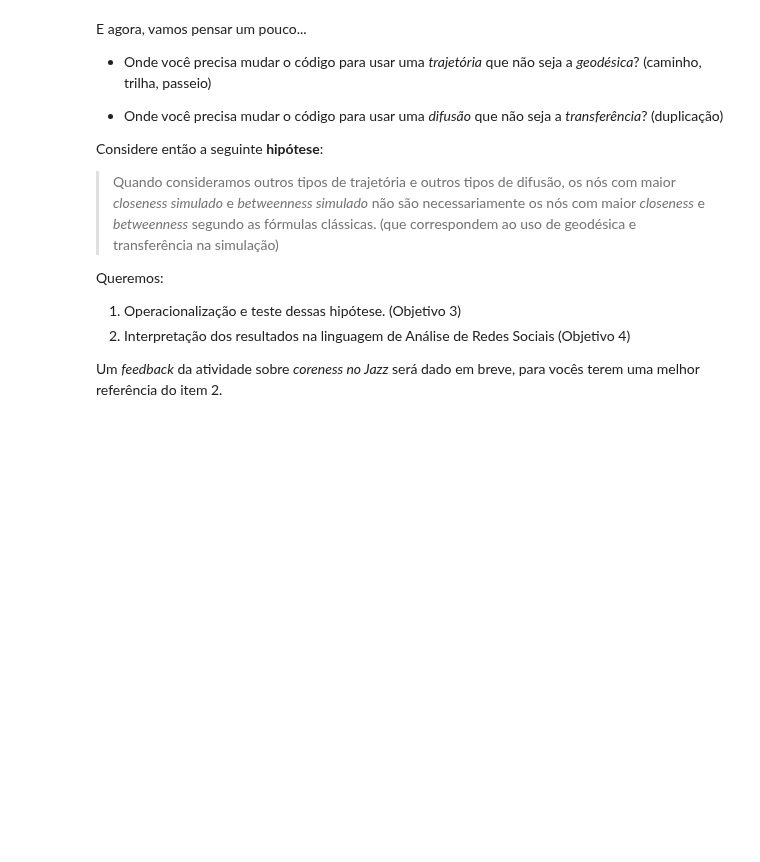
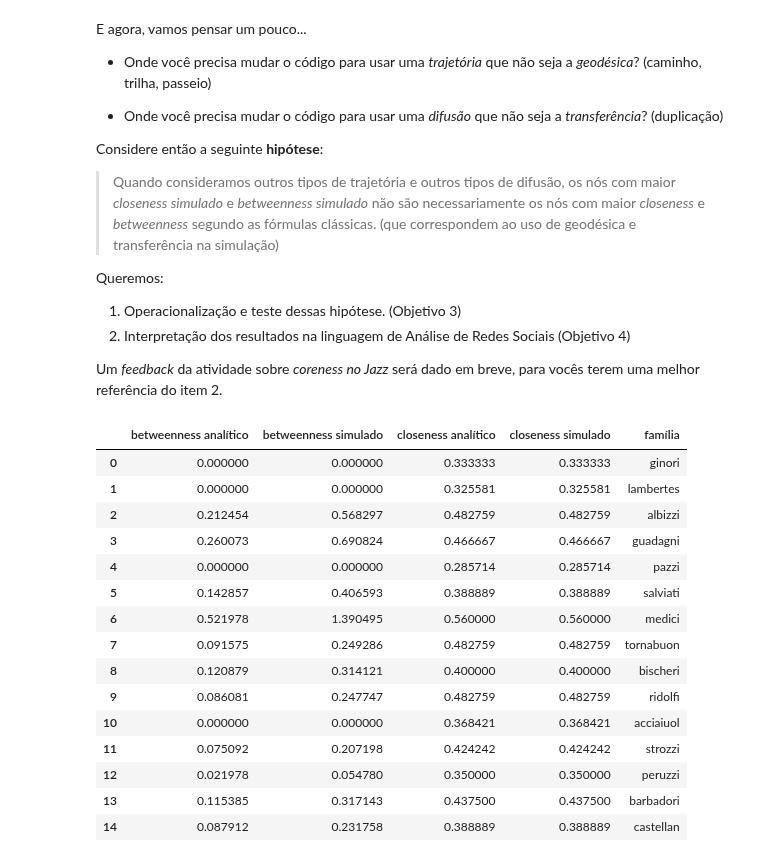
Before and after one commit to IsabellaRO/redesoc-2018, a Jupyter notebook: Encontro13/Encontro13.ipynb, the cells around one changed output. Cells and saved outputs as stored; diff of their text form; code cells hidden in the pictures; blank space fills up the shorter version.

```diff
--- a/Encontro13/Encontro13.ipynb
+++ b/Encontro13/Encontro13.ipynb
@@ -211,4 +230,7 @@ Queremos:
 2. Interpretação dos resultados na linguagem de Análise de Redes Sociais (Objetivo 4)
 
 Um *feedback* da atividade sobre *coreness no Jazz* será dado em breve, para vocês terem uma melhor referência do item 2.
+# %%
+option = "geodesic"
+isTransf = True
 # %%
@@ -287,0 +339,57 @@ def simulate_single_flow(g, s, t, option):
+# %%
+def simulacoes(g, option, isTransf):
+    TIMES = 100
+
+
+    for n in g.nodes:
+        g.nodes[n]['mean_closeness'] = 0
+        g.nodes[n]['mean_betweenness'] = 0
+
+    for _ in range(TIMES):
+        simulate_all_flows(g, option, isTransf)
+
+        for n in g.nodes:
+            g.nodes[n]['mean_closeness'] += g.nodes[n]['closeness']
+            g.nodes[n]['mean_betweenness'] += g.nodes[n]['betweenness']
+
+    for n in g.nodes:
+        g.nodes[n]['mean_closeness'] /= TIMES
+        g.nodes[n]['mean_betweenness'] /= TIMES
+
+    #cc = nx.closeness_centrality(g)
+    #bc = nx.betweenness_centrality(g)
+
+    return pd.DataFrame({
+        'família': [g.nodes[n]['label'] for n in g.nodes],
+        'closeness simulado': [g.nodes[n]['mean_closeness'] for n in g.nodes],
+        'closeness analítico': [cc[n] for n in g.nodes],
+        'betweenness simulado': [g.nodes[n]['mean_betweenness'] for n in g.nodes],
+        'betweenness analítico': [bc[n] for n in g.nodes]})
+# %%
+geoTrue = simulacoes(g, "geodesic", True)
+geoFalse = simulacoes(g, "geodesic", False)
+pathTrue = simulacoes(g, "path", True)
+pathFalse = simulacoes(g, "path", False)
+trailTrue = simulacoes(g, "trail", True)
+trailFalse = simulacoes(g, "trail", False)
+walkTrue = simulacoes(g, "walk", True)
+walkFalse = simulacoes(g, "walk", False)
+# %%
+geoFalse
+# %% [output]
+|  | betweenness analítico | betweenness simulado | closeness analítico | closeness simulado | família |
+| 0 | 0.000000 | 0.000000 | 0.333333 | 0.333333 | ginori |
+| 1 | 0.000000 | 0.000000 | 0.325581 | 0.325581 | lambertes |
+| 2 | 0.212454 | 0.568297 | 0.482759 | 0.482759 | albizzi |
+| 3 | 0.260073 | 0.690824 | 0.466667 | 0.466667 | guadagni |
+| 4 | 0.000000 | 0.000000 | 0.285714 | 0.285714 | pazzi |
+| 5 | 0.142857 | 0.406593 | 0.388889 | 0.388889 | salviati |
+| 6 | 0.521978 | 1.390495 | 0.560000 | 0.560000 | medici |
+| 7 | 0.091575 | 0.249286 | 0.482759 | 0.482759 | tornabuon |
+| 8 | 0.120879 | 0.314121 | 0.400000 | 0.400000 | bischeri |
+| 9 | 0.086081 | 0.247747 | 0.482759 | 0.482759 | ridolfi |
+| 10 | 0.000000 | 0.000000 | 0.368421 | 0.368421 | acciaiuol |
+| 11 | 0.075092 | 0.207198 | 0.424242 | 0.424242 | strozzi |
+| 12 | 0.021978 | 0.054780 | 0.350000 | 0.350000 | peruzzi |
+| 13 | 0.115385 | 0.317143 | 0.437500 | 0.437500 | barbadori |
+| 14 | 0.087912 | 0.231758 | 0.388889 | 0.388889 | castellan |
```
Also changed, not shown: parts of 13 cells of this notebook, 6 other files.
